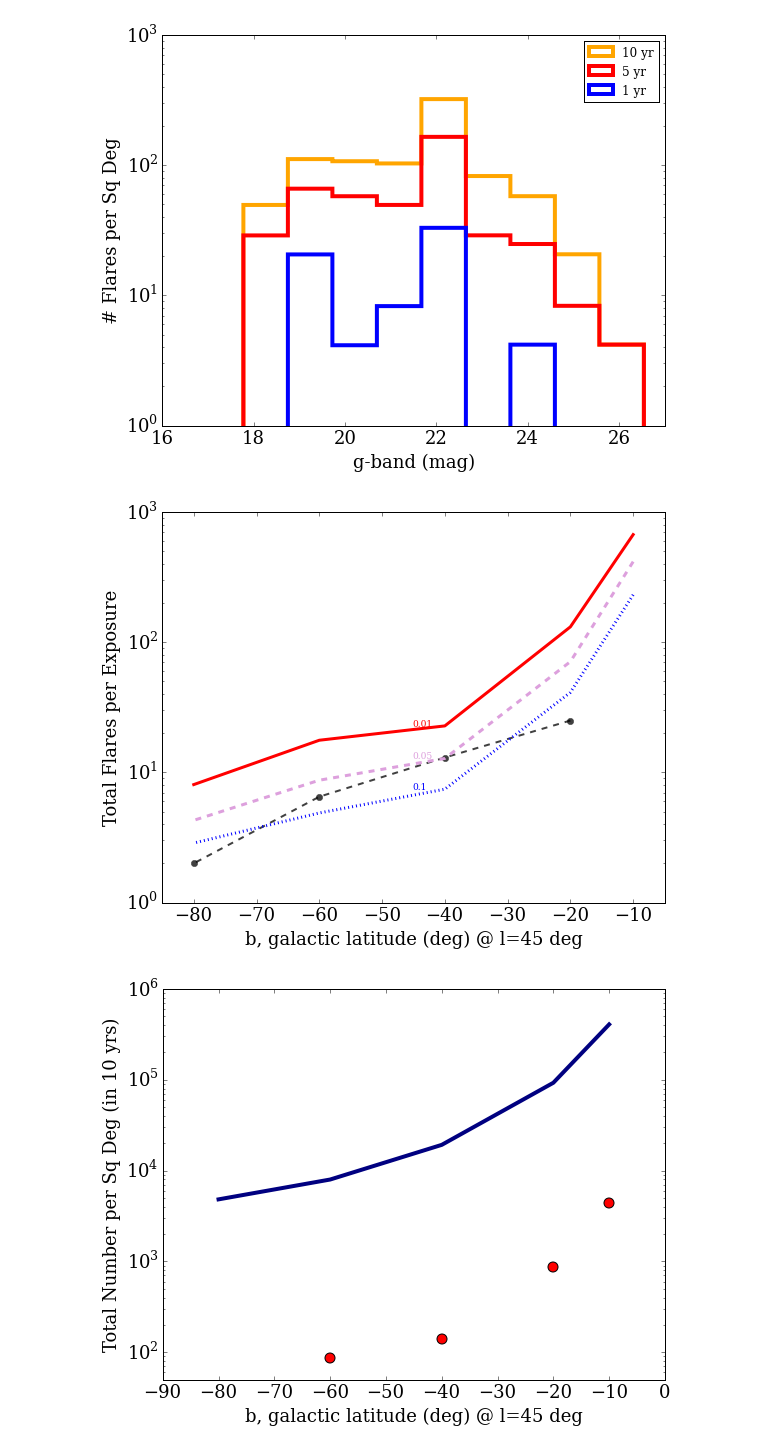
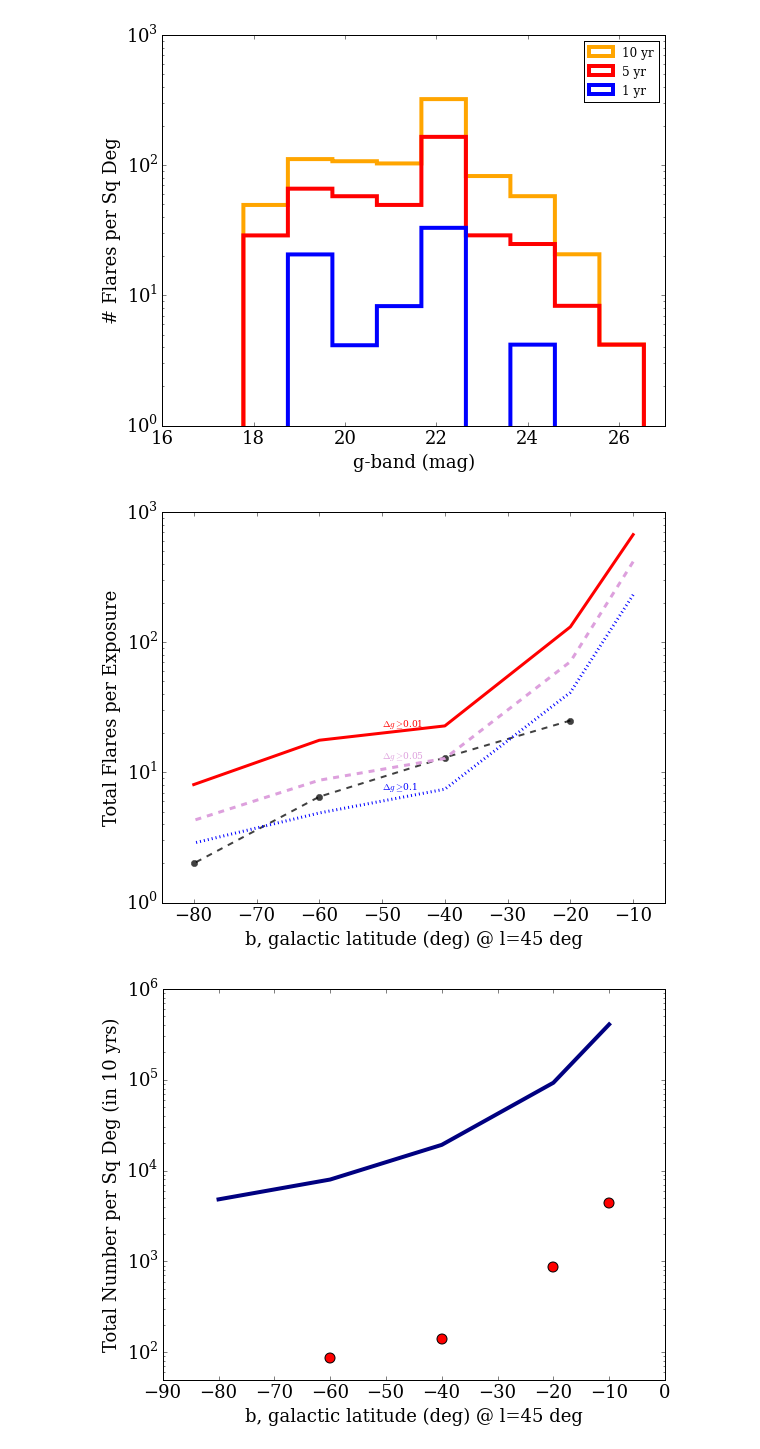
Before and after one commit to lsst-sims/MW-Flare, a Jupyter notebook: figures.ipynb, the cells around one changed output. Cells and saved outputs as stored; diff of their text form; code cells hidden in the pictures.

```diff
--- a/figures.ipynb
+++ b/figures.ipynb
@@ -441,27 +441,27 @@ plt.savefig('b-20_flareyield.pdf', dpi=300, rasterized=True, bbox_inches='tight'
 # %%
 lss = ['solid', 'dashed', 'dotted']
 colors = ['red', 'plum', 'blue']
 plt.figure(figsize=(9,7))
 
 # Result from Hilton (2011) simulation at l=90
 plt.plot([-20, -40, -60, -80], [25, 13, 6.5, 2],'--o', color='k', lw=2, alpha=0.75)
 
 for k in range(0, len(dmag_limit)):
     plt.plot(galb, totflares[:,k] / Nepochs * ( totstars / Nstars) * (LSSTfov / fov),
              ls = lss[k], color=colors[k], lw=3)
 
-    plt.text(-45, totflares[2,k] / Nepochs[2] * ( totstars[2] / Nstars) * (LSSTfov / fov),
-             '' + str(np.abs(dmag_limit[k])), fontsize=9, color=colors[k])
+    plt.text(-50, totflares[2,k] / Nepochs[2] * ( totstars[2] / Nstars) * (LSSTfov / fov),
+             r'$\Delta g \geq$' + str(np.abs(dmag_limit[k])), fontsize=9, color=colors[k])
 
 plt.xlabel('b, galactic latitude (deg) @ l=45 deg')
 plt.ylabel('Total Flares per Exposure')
 plt.yscale('log')
 
 plt.xlim(-85,-5)
 
 plt.savefig('flare_b.pdf', dpi=300, rasterized=True, bbox_inches='tight', pad_inches=0.5)
 # %% [output]
-[figure, old version]
+[figure, new version]
 # %%
 # plt.figure(figsize=(9,7))
 # plt.scatter(galb, totflares / Nstars / 900 * totstars / fov, s=60, c='k')
```
Also changed, not shown: 1 other file.
